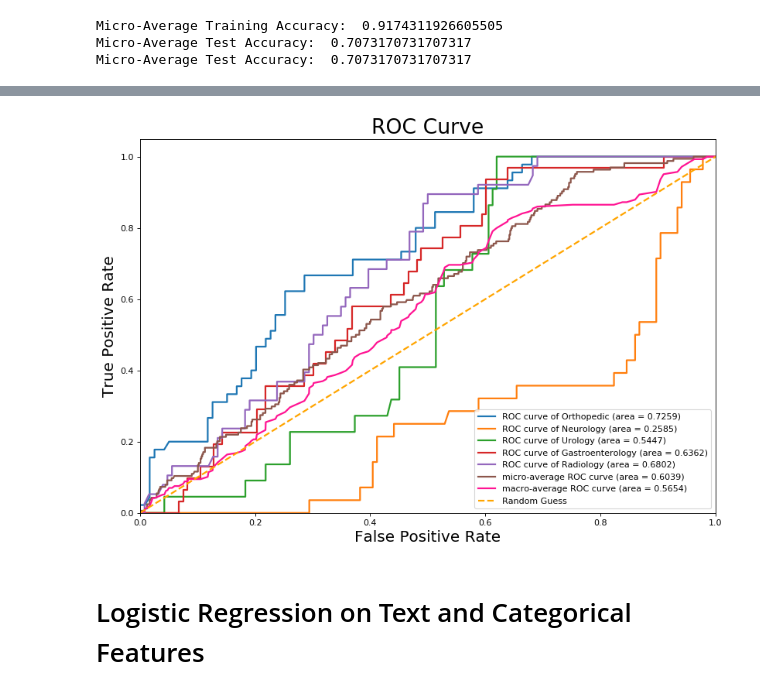
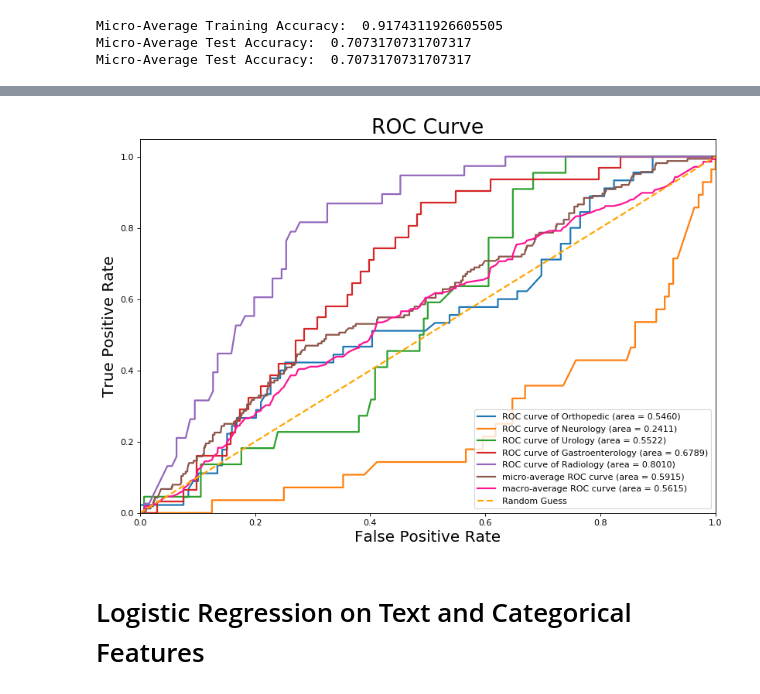
Before and after one commit to harrisonized/medical-notes-kaggle, a Jupyter notebook: classifying-reviews.ipynb, the cells around one changed output, grey strips where cells are left out. Saved outputs shown, nothing was run; the diff lists cells and outputs as text; code cells hidden in the pictures.

Commit message:
regenerated figures

```diff
--- a/classifying-reviews.ipynb
+++ b/classifying-reviews.ipynb
@@ -239,0 +279,9 @@ Text(0.5,1,'Confusion Matrix')
+# %%
+features_train_cat_df = features_train_df.drop(columns=['index_', 'note_text', 'section_headers', 'text_length', 'section_headers_count'])
+features_test_cat_df = features_test_df.drop(columns=['index_', 'note_text', 'section_headers', 'text_length', 'section_headers_count'])
+# %%
+# Initialize model
+logreg_mlt_cat_clf = LogisticRegression(multi_class = 'multinomial', solver = 'newton-cg')
+
+# Train the model
+logreg_mlt_cat_clf.fit(features_train_cat_df, target_train_ser)
@@ -239,0 +293,14 @@ Text(0.5,1,'Confusion Matrix')
+# %%
+# Unweighted
+
+features_train_cat_predict_array = logreg_mlt_cat_clf.predict(features_train_cat_df) # Needed for confusion matrix
+features_train_cat_proba_array = logreg_mlt_cat_clf.predict_proba(features_train_cat_df)
+features_test_cat_predict_array = logreg_mlt_cat_clf.predict(features_test_cat_df) # Needed for confusion matrix
+features_test_cat_proba_array = logreg_mlt_cat_clf.predict_proba(features_test_cat_df)
+
+print("Micro-Average Training Accuracy: ", f1_score(target_train_ser, features_train_cat_predict_array, average = "micro"))
+print("Micro-Average Test Accuracy: ", f1_score(target_test_ser, features_test_cat_predict_array, average = "micro"))
+
+# Total Test Accuracy Score
+confusion = confusion_matrix(target_test_ser, features_test_cat_predict_array)
+print("Micro-Average Test Accuracy: ", confusion.trace()/confusion.sum())
@@ -239,0 +311,11 @@ Text(0.5,1,'Confusion Matrix')
+# %%
+# Plot Multiclass Confusion Matrix
+confusion = confusion_matrix(target_test_ser, features_test_cat_predict_array, labels = clinical_domain_list)
+plt.figure(dpi=80)
+sns.heatmap(confusion, cmap='Blues', annot=True, square=True, fmt='d',
+       xticklabels=clinical_domain_list,
+       yticklabels=clinical_domain_list)
+plt.xlabel('Predicted', fontsize=12)
+plt.ylabel('Actual', fontsize=12)
+plt.title('Confusion Matrix', fontsize=16)
+plt.savefig("figures/section-headers/confusion-matrix.png", transparent=True, bbox_inches="tight")
@@ -256,24 +340,24 @@ plt.savefig("figures/class-predictions-weighted.png", transparent=False, bbox_in
 # %%
 # Compute Multiclass ROC
 
-fpr, tpr, thresholds, roc_auc = compute_multiclass_ROC(target_test_bin_array, features_test_vectorized_proba_array)
+fpr, tpr, thresholds, roc_auc = compute_multiclass_ROC(target_test_bin_array, features_test_cat_proba_array)
 
 # Plot Micro-ROC curve for Weighted Test set
 plt.figure(figsize=(12, 8), dpi=80)
 for i in range(5):
     plt.plot(1-fpr[i], 1-tpr[i], label='ROC curve of {0} (area = {1:1.4f})'.format(clinical_domain_list[i], 1-roc_auc[i]), lw=2)
 plt.plot(1-fpr["micro"], 1-tpr["micro"], label='micro-average ROC curve (area = {0:0.4f})'.format(1-roc_auc["micro"]), lw=2)
 plt.plot(1-fpr["macro"], 1-tpr["macro"], label='macro-average ROC curve (area = {0:0.4f})'.format(1-roc_auc["macro"]), color='deeppink', lw=2)
 plt.plot([0, 1], [0, 1], c='orange', lw = 2, ls='--', label= "Random Guess")
 plt.xlim([0.0, 1.0])
 plt.ylim([0.0, 1.05])
 plt.xlabel('False Positive Rate', fontsize=18)
 plt.ylabel('True Positive Rate', fontsize=18)
 plt.title('ROC Curve', fontsize=24)
 plt.legend(loc="lower right")
-plt.savefig("figures/roc-weighted.png", transparent=False, bbox_inches="tight")
+plt.savefig("figures/section-headers/roc.png", transparent=True, bbox_inches="tight")
 # %% [output]
-[figure, old version]
+[figure, new version]
 # %% [markdown]
 # Logistic Regression on Text and Categorical Features
 # %%
```
Also changed, not shown: parts of 8 cells of this notebook, 11 other files.
